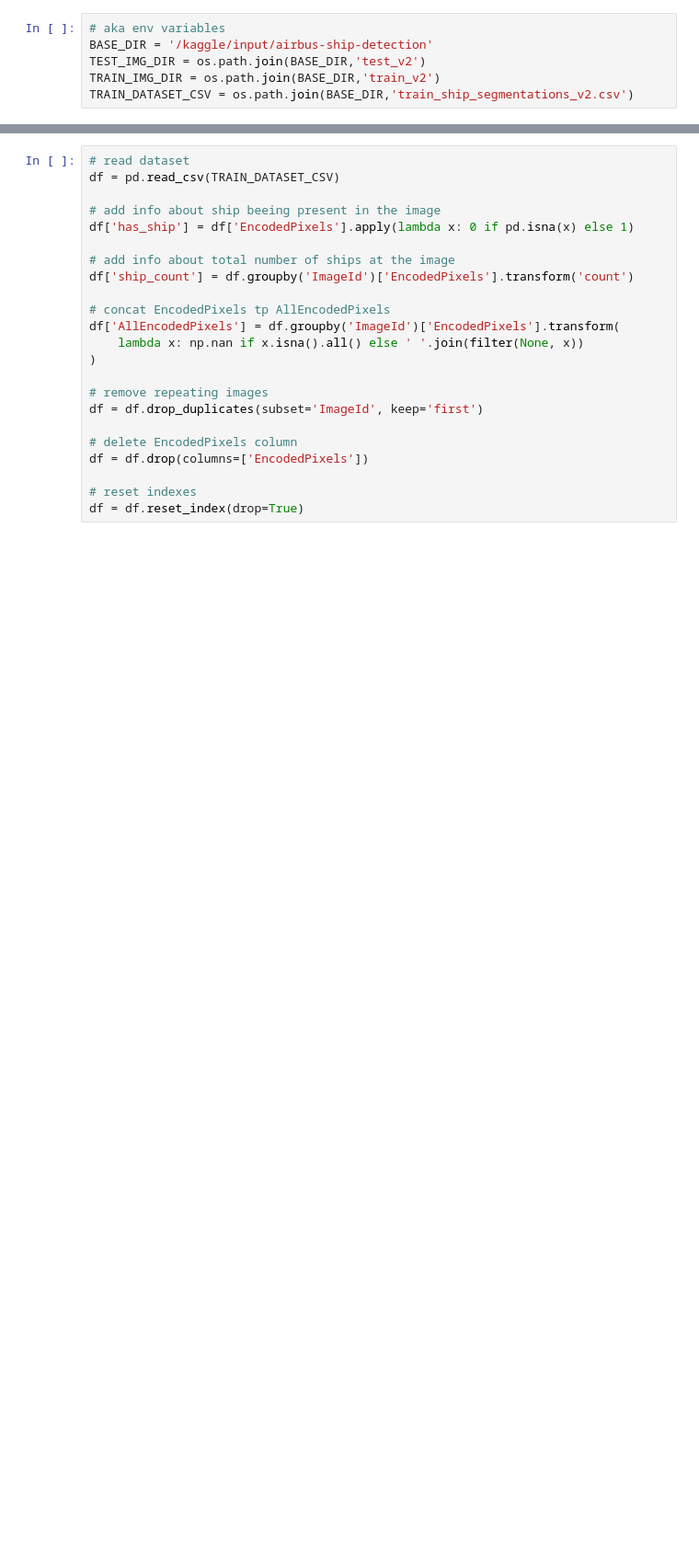
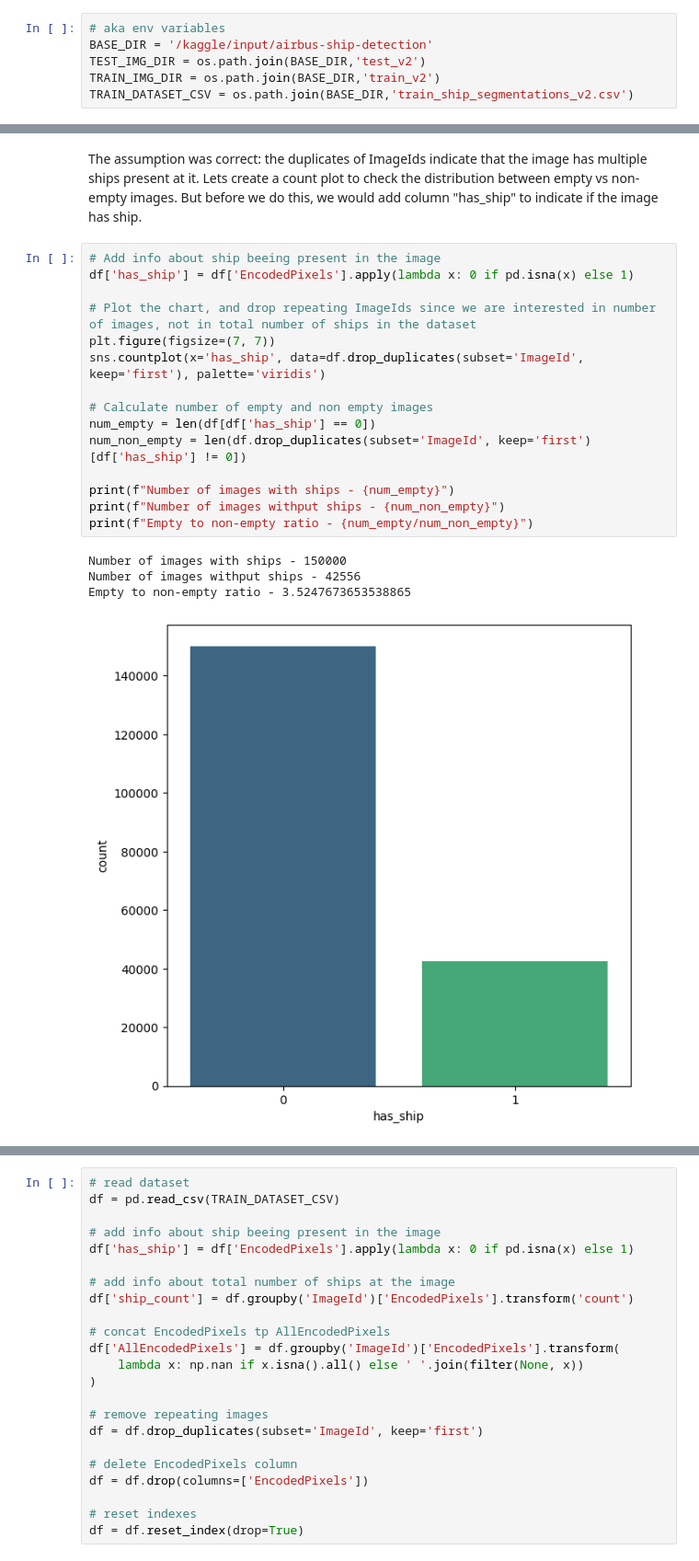
Before and after one commit to mykola-mmm/airbus_kaggel, a Jupyter notebook: notebooks/eda.ipynb, the cells around one changed output, grey strips where cells are left out. Shown at 92% size. Cells and saved outputs as stored; diff of their text form; blank space fills up the shorter version.

```diff
--- a/notebooks/eda.ipynb
+++ b/notebooks/eda.ipynb
@@ -14,0 +94,24 @@ TRAIN_DATASET_CSV = os.path.join(BASE_DIR,'train_ship_segmentations_v2.csv')
+# %% [markdown]
+The assumption was correct: the duplicates of ImageIds indicate that the image has multiple ships present at it.
+Lets create a count plot to check the distribution between empty vs non-empty images.
+But before we do this, we would add column "has_ship" to indicate if the image has ship.
+# %%
+# Add info about ship beeing present in the image
+df['has_ship'] = df['EncodedPixels'].apply(lambda x: 0 if pd.isna(x) else 1)
+
+# Plot the chart, and drop repeating ImageIds since we are interested in number of images, not in total number of ships in the dataset
+plt.figure(figsize=(7, 7))
+sns.countplot(x='has_ship', data=df.drop_duplicates(subset='ImageId', keep='first'), palette='viridis')
+
+# Calculate number of empty and non empty images
+num_empty = len(df[df['has_ship'] == 0])
+num_non_empty = len(df.drop_duplicates(subset='ImageId', keep='first')[df['has_ship'] != 0])
+
+print(f"Number of images with ships - {num_empty}")
+print(f"Number of images withput ships - {num_non_empty}")
+print(f"Empty to non-empty ratio - {num_empty/num_non_empty}")
+# %% [output]
+Number of images with ships - 150000
+Number of images withput ships - 42556
+Empty to non-empty ratio - 3.5247673653538865
+[figure, added]
```
Also changed, not shown: parts of 24 cells of this notebook.
